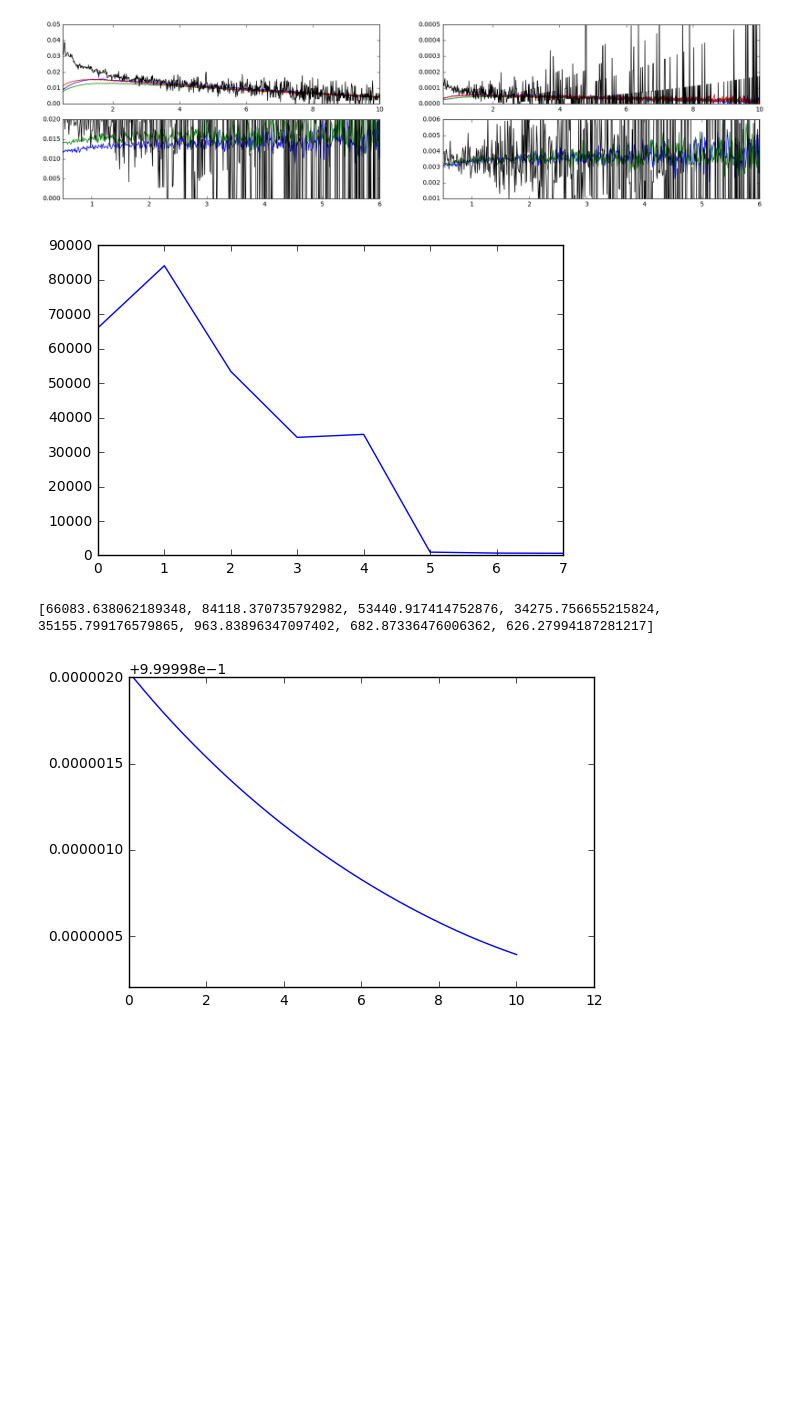
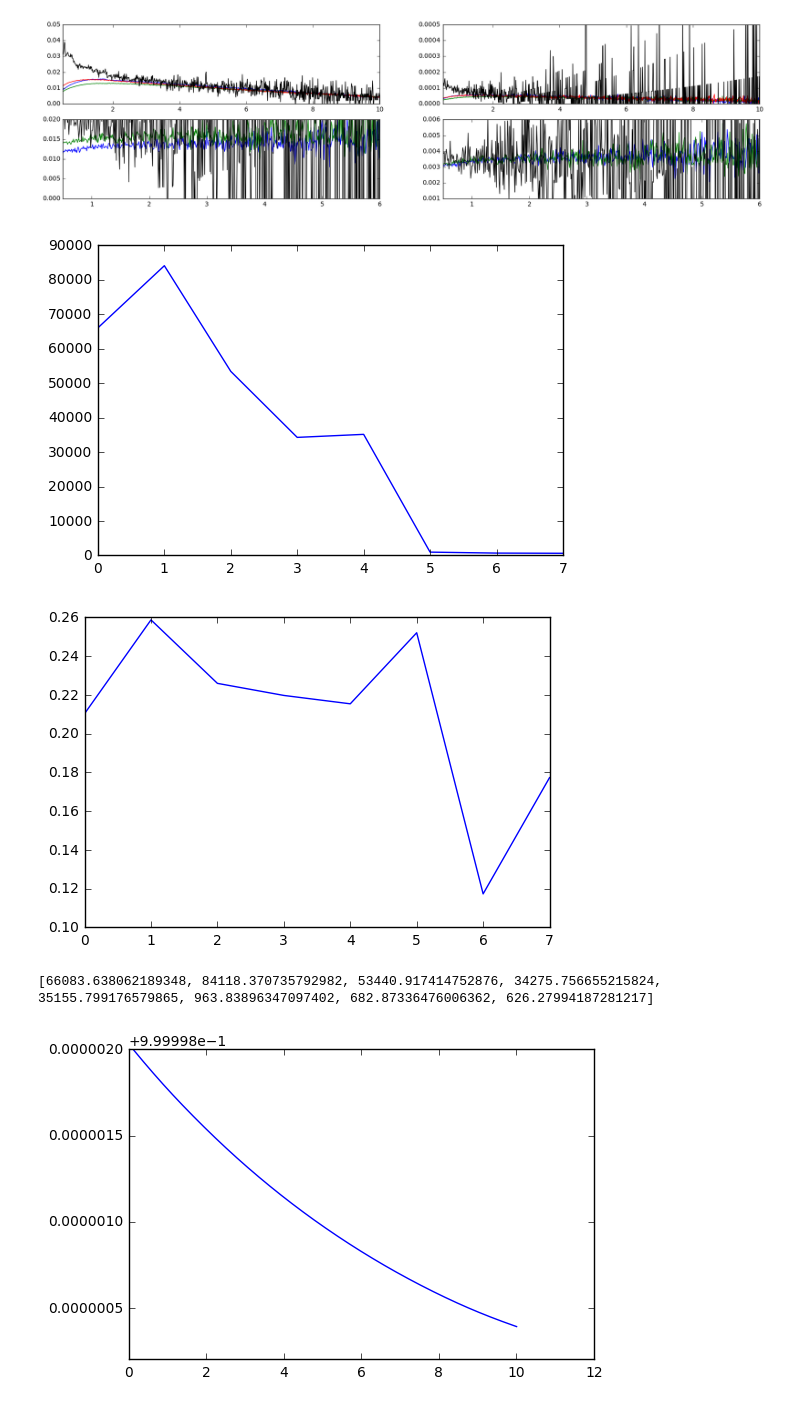
Before and after one commit to cduranalarcon/Lidar_DDU, a Jupyter notebook: Notebooks/System_calibration.ipynb, the cells around one changed output. Drawn from its saved outputs; the diff is of its cells as text; code cells hidden in the pictures; blank space fills up the shorter version.

```diff
--- a/Notebooks/System_calibration.ipynb
+++ b/Notebooks/System_calibration.ipynb
@@ -211,12 +211,14 @@ pylab.show()
 # %%
 pylab.plot(Cs)
 pylab.show()
 
-pylab.plot([0.210340102526 0.258740145347 0.225980334784 0.219746983697 0.215422143668 0.252103354134 0.117320218211 0.177335492848])
+pylab.plot([0.210340102526, 0.258740145347, 0.225980334784, 0.219746983697, 0.215422143668, 0.252103354134, 0.117320218211, 0.177335492848])
+pylab.show()
 
 print Cs
 # %% [output]
 [figure]
+[figure, added]
 [66083.638062189348, 84118.370735792982, 53440.917414752876, 34275.756655215824, 35155.799176579865, 963.83896347097402, 682.87336476006362, 626.27994187281217]
 # %%
 pylab.plot(sigma2[0],np.exp(-2*np.cumsum(sigma2[1]/1000.)*(sigma2[0][1]-sigma2[0][0])/1000.))
```
